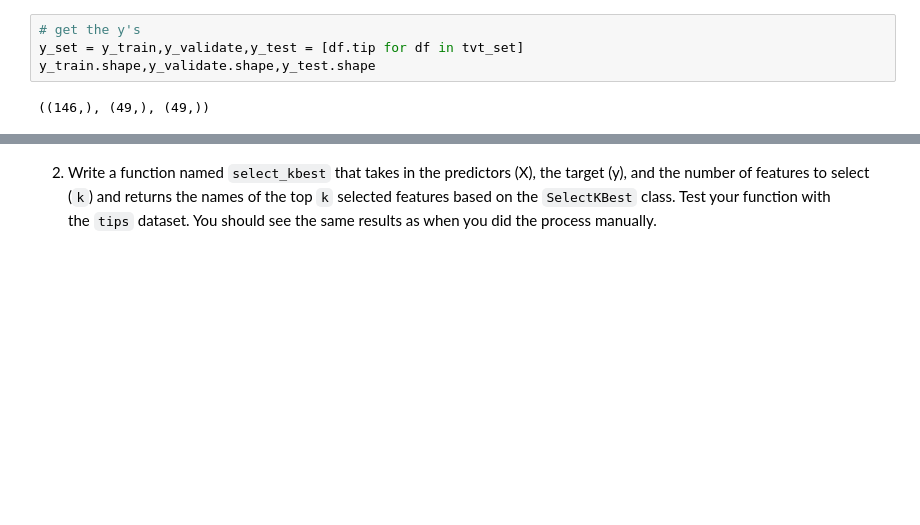
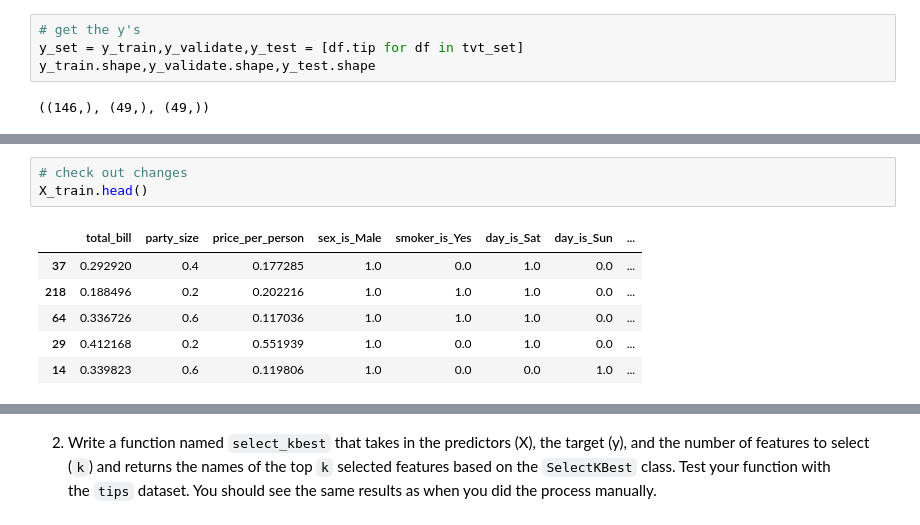
Before and after one commit to Michael-Nelson361/regression-exercises, a Jupyter notebook: feature_engineering.ipynb, the cells around one changed output, grey strips where cells are left out. Saved outputs shown, nothing was run; the diff lists cells and outputs as text; blank space fills up the shorter version.

```diff
--- a/feature_engineering.ipynb
+++ b/feature_engineering.ipynb
@@ -228,0 +287,10 @@ ValueError: could not convert string to float: 'Male'
+# %%
+# check out changes
+X_train.head()
+# %% [output]
+|  | total_bill | party_size | price_per_person | sex_is_Male | smoker_is_Yes | day_is_Sat | day_is_Sun | ... |
+| 37 | 0.292920 | 0.4 | 0.177285 | 1.0 | 0.0 | 1.0 | 0.0 | ... |
+| 218 | 0.188496 | 0.2 | 0.202216 | 1.0 | 1.0 | 1.0 | 0.0 | ... |
+| 64 | 0.336726 | 0.6 | 0.117036 | 1.0 | 1.0 | 1.0 | 0.0 | ... |
+| 29 | 0.412168 | 0.2 | 0.551939 | 1.0 | 0.0 | 1.0 | 0.0 | ... |
+| 14 | 0.339823 | 0.6 | 0.119806 | 1.0 | 0.0 | 0.0 | 1.0 | ... |
```
Also changed, not shown: parts of 44 cells of this notebook.
